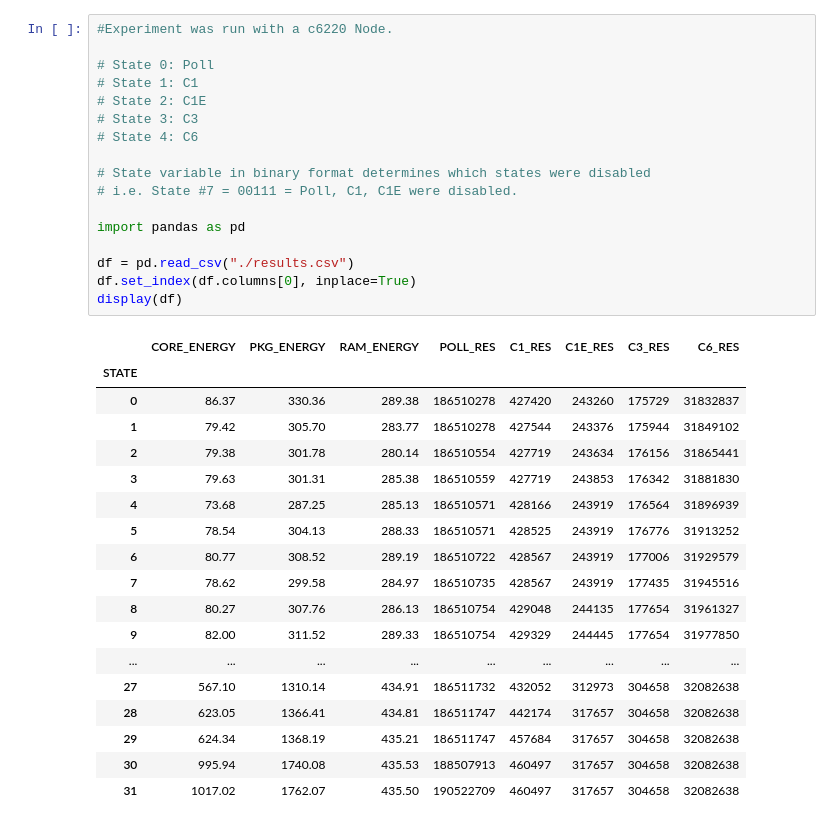
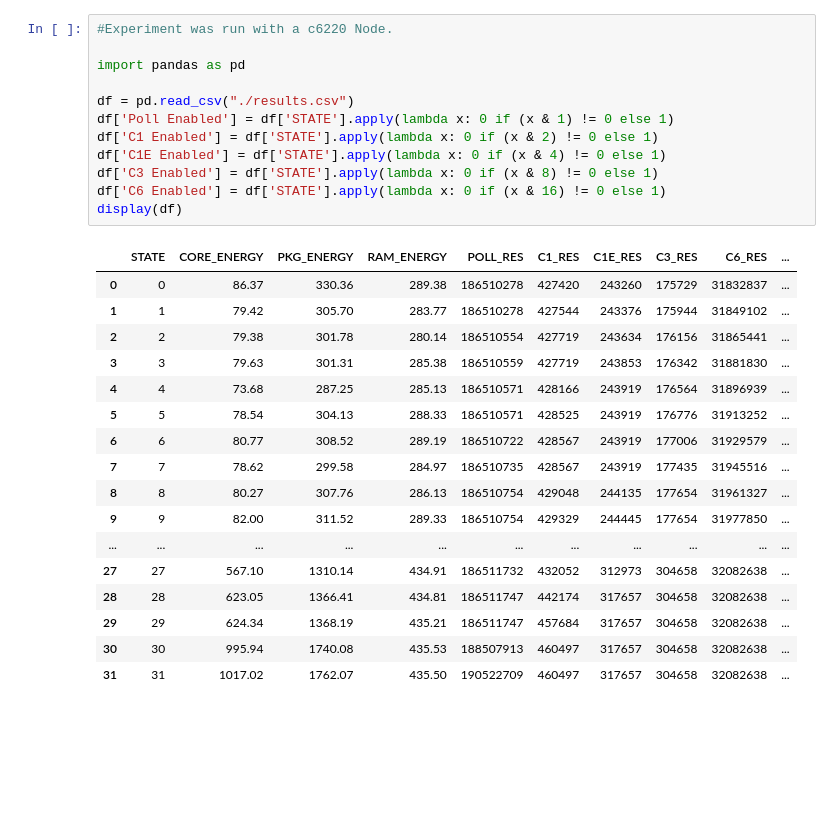
Before and after one commit to EEStrmCmptng/experiment-scripts, a Jupyter notebook: jg/cstate-experiments/cstate.ipynb, the cells around one changed output. Saved outputs shown, nothing was run; the diff lists cells and outputs as text; blank space fills up the shorter version.

```diff
--- a/jg/cstate-experiments/cstate.ipynb
+++ b/jg/cstate-experiments/cstate.ipynb
@@ -1,36 +1,30 @@
-# %%
-#Experiment was run with a c6220 Node.
-
-# State 0: Poll
-# State 1: C1
-# State 2: C1E
-# State 3: C3
-# State 4: C6
-
-# State variable in binary format determines which states were disabled
-# i.e. State #7 = 00111 = Poll, C1, C1E were disabled.
-
-import pandas as pd
-
-df = pd.read_csv("./results.csv")
-df.set_index(df.columns[0], inplace=True)
-display(df)
-# %% [output]
-|  | CORE_ENERGY | PKG_ENERGY | RAM_ENERGY | POLL_RES | C1_RES | C1E_RES | C3_RES | C6_RES |
-| STATE |  |  |  |  |  |  |  |  |
-| 0 | 86.37 | 330.36 | 289.38 | 186510278 | 427420 | 243260 | 175729 | 31832837 |
-| 1 | 79.42 | 305.70 | 283.77 | 186510278 | 427544 | 243376 | 175944 | 31849102 |
-| 2 | 79.38 | 301.78 | 280.14 | 186510554 | 427719 | 243634 | 176156 | 31865441 |
-| 3 | 79.63 | 301.31 | 285.38 | 186510559 | 427719 | 243853 | 176342 | 31881830 |
-| 4 | 73.68 | 287.25 | 285.13 | 186510571 | 428166 | 243919 | 176564 | 31896939 |
-| 5 | 78.54 | 304.13 | 288.33 | 186510571 | 428525 | 243919 | 176776 | 31913252 |
-| 6 | 80.77 | 308.52 | 289.19 | 186510722 | 428567 | 243919 | 177006 | 31929579 |
-| 7 | 78.62 | 299.58 | 284.97 | 186510735 | 428567 | 243919 | 177435 | 31945516 |
-| 8 | 80.27 | 307.76 | 286.13 | 186510754 | 429048 | 244135 | 177654 | 31961327 |
-| 9 | 82.00 | 311.52 | 289.33 | 186510754 | 429329 | 244445 | 177654 | 31977850 |
-| ... | ... | ... | ... | ... | ... | ... | ... | ... |
-| 27 | 567.10 | 1310.14 | 434.91 | 186511732 | 432052 | 312973 | 304658 | 32082638 |
-| 28 | 623.05 | 1366.41 | 434.81 | 186511747 | 442174 | 317657 | 304658 | 32082638 |
-| 29 | 624.34 | 1368.19 | 435.21 | 186511747 | 457684 | 317657 | 304658 | 32082638 |
-| 30 | 995.94 | 1740.08 | 435.53 | 188507913 | 460497 | 317657 | 304658 | 32082638 |
-| 31 | 1017.02 | 1762.07 | 435.50 | 190522709 | 460497 | 317657 | 304658 | 32082638 |
+# %%
+#Experiment was run with a c6220 Node.
+
+import pandas as pd
+
+df = pd.read_csv("./results.csv")
+df['Poll Enabled'] = df['STATE'].apply(lambda x: 0 if (x & 1) != 0 else 1)
+df['C1 Enabled'] = df['STATE'].apply(lambda x: 0 if (x & 2) != 0 else 1)
+df['C1E Enabled'] = df['STATE'].apply(lambda x: 0 if (x & 4) != 0 else 1)
+df['C3 Enabled'] = df['STATE'].apply(lambda x: 0 if (x & 8) != 0 else 1)
+df['C6 Enabled'] = df['STATE'].apply(lambda x: 0 if (x & 16) != 0 else 1)
+display(df)
+# %% [output]
+|  | STATE | CORE_ENERGY | PKG_ENERGY | RAM_ENERGY | POLL_RES | C1_RES | C1E_RES | C3_RES | C6_RES | ... |
+| 0 | 0 | 86.37 | 330.36 | 289.38 | 186510278 | 427420 | 243260 | 175729 | 31832837 | ... |
+| 1 | 1 | 79.42 | 305.70 | 283.77 | 186510278 | 427544 | 243376 | 175944 | 31849102 | ... |
+| 2 | 2 | 79.38 | 301.78 | 280.14 | 186510554 | 427719 | 243634 | 176156 | 31865441 | ... |
+| 3 | 3 | 79.63 | 301.31 | 285.38 | 186510559 | 427719 | 243853 | 176342 | 31881830 | ... |
+| 4 | 4 | 73.68 | 287.25 | 285.13 | 186510571 | 428166 | 243919 | 176564 | 31896939 | ... |
+| 5 | 5 | 78.54 | 304.13 | 288.33 | 186510571 | 428525 | 243919 | 176776 | 31913252 | ... |
+| 6 | 6 | 80.77 | 308.52 | 289.19 | 186510722 | 428567 | 243919 | 177006 | 31929579 | ... |
+| 7 | 7 | 78.62 | 299.58 | 284.97 | 186510735 | 428567 | 243919 | 177435 | 31945516 | ... |
+| 8 | 8 | 80.27 | 307.76 | 286.13 | 186510754 | 429048 | 244135 | 177654 | 31961327 | ... |
+| 9 | 9 | 82.00 | 311.52 | 289.33 | 186510754 | 429329 | 244445 | 177654 | 31977850 | ... |
+| ... | ... | ... | ... | ... | ... | ... | ... | ... | ... | ... |
+| 27 | 27 | 567.10 | 1310.14 | 434.91 | 186511732 | 432052 | 312973 | 304658 | 32082638 | ... |
+| 28 | 28 | 623.05 | 1366.41 | 434.81 | 186511747 | 442174 | 317657 | 304658 | 32082638 | ... |
+| 29 | 29 | 624.34 | 1368.19 | 435.21 | 186511747 | 457684 | 317657 | 304658 | 32082638 | ... |
+| 30 | 30 | 995.94 | 1740.08 | 435.53 | 188507913 | 460497 | 317657 | 304658 | 32082638 | ... |
+| 31 | 31 | 1017.02 | 1762.07 | 435.50 | 190522709 | 460497 | 317657 | 304658 | 32082638 | ... |
```
Also changed, not shown: parts of 3 cells of this notebook.
